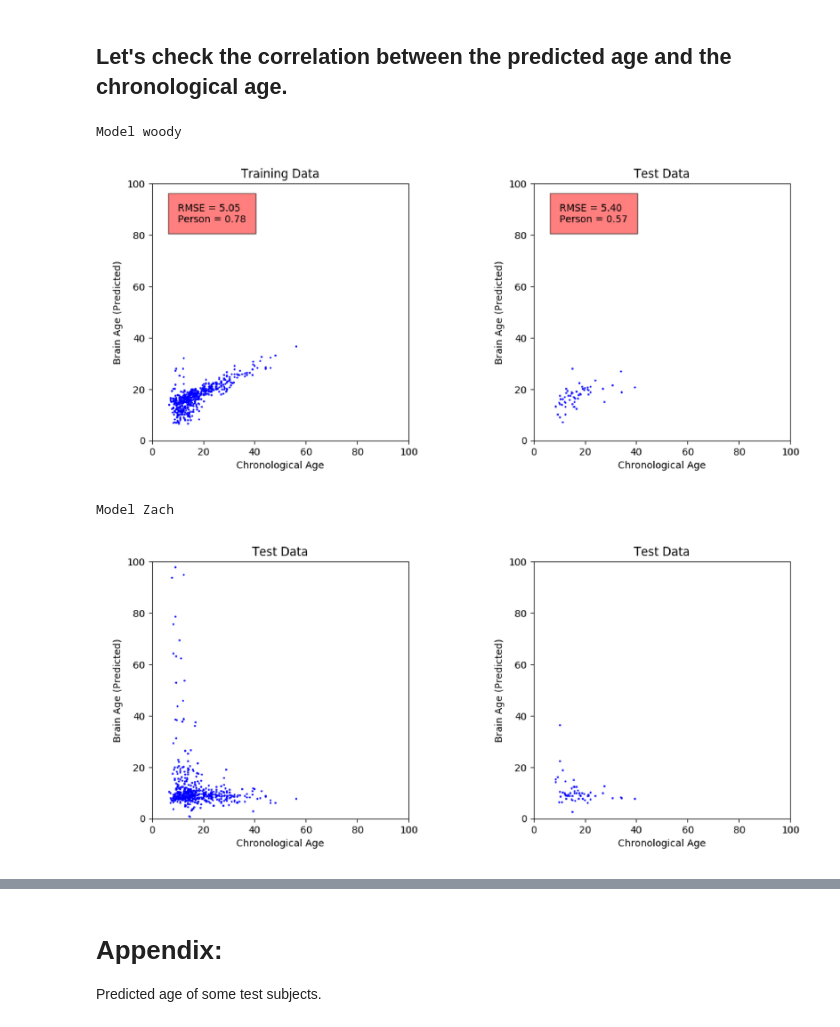
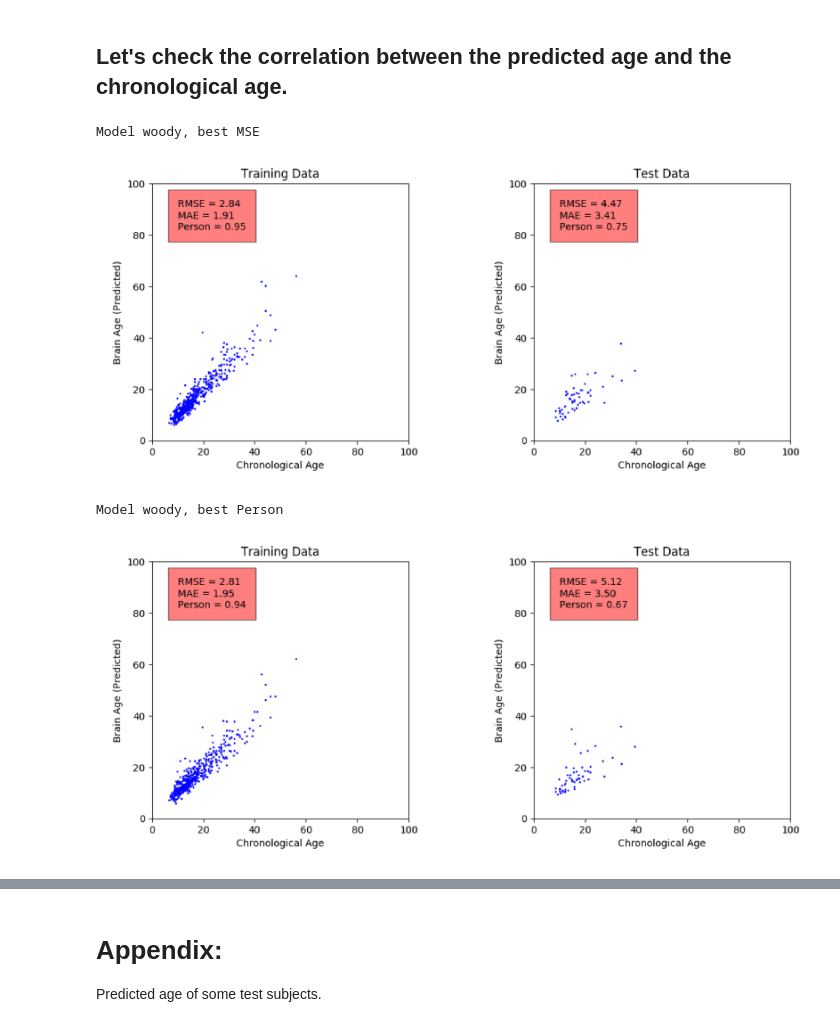
Before and after one commit to woodywff/age_prediction, a Jupyter notebook: age_demo_mix_0/Script.ipynb, the cells around one changed output, grey strips where cells are left out. Drawn from its saved outputs; the diff is of its cells as text; code cells hidden in the pictures.

```diff
--- a/age_demo_mix_0/Script.ipynb
+++ b/age_demo_mix_0/Script.ipynb
@@ -110,25 +93,25 @@ Text(0.5, 1.0, "Target model's trainning loss")
 ## Let's check the correlation between the predicted age and the chronological age.
 # %%
 f, (ax1, ax2) = plt.subplots(1, 2, figsize=(40,20))
-ax1.imshow(plt.imread('./img/training_corr_woody.png'))
+ax1.imshow(plt.imread('./img/training_corr_mse_woody.pdf.png'))
 ax1.axis('off')
 # ax1.set_title('Training dataset',fontsize=40)
-ax2.imshow(plt.imread('./img/test_corr_woody.png'))
+ax2.imshow(plt.imread('./img/test_corr_mse_woody.pdf.png'))
 ax2.axis('off')
 # ax2.set_title('Test dataset',fontsize=40)
-print('Model woody')
+print('Model woody, best MSE')
 # %% [output]
-Model woody
+Model woody, best MSE
-[figure, old version]
+[figure, new version]
 # %%
 f, (ax1, ax2) = plt.subplots(1, 2, figsize=(40,20))
-ax1.imshow(plt.imread('./img/training_corr_zach.png'))
+ax1.imshow(plt.imread('./img/training_corr_person_woody.pdf.png'))
 ax1.axis('off')
 # ax1.set_title('Training dataset',fontsize=40)
-ax2.imshow(plt.imread('./img/test_corr_zach.png'))
+ax2.imshow(plt.imread('./img/test_corr_person_woody.pdf.png'))
 ax2.axis('off')
 # ax2.set_title('Test dataset',fontsize=40)
-print('Model Zach')
+print('Model woody, best Person')
 # %% [output]
-Model Zach
+Model woody, best Person
-[figure, old version]
+[figure, new version]
```
Also changed, not shown: parts of 19 cells of this notebook, 1 other file.
